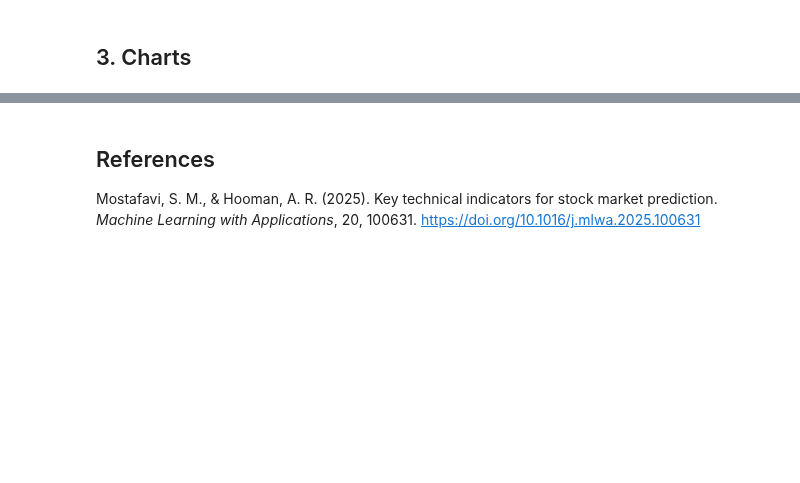
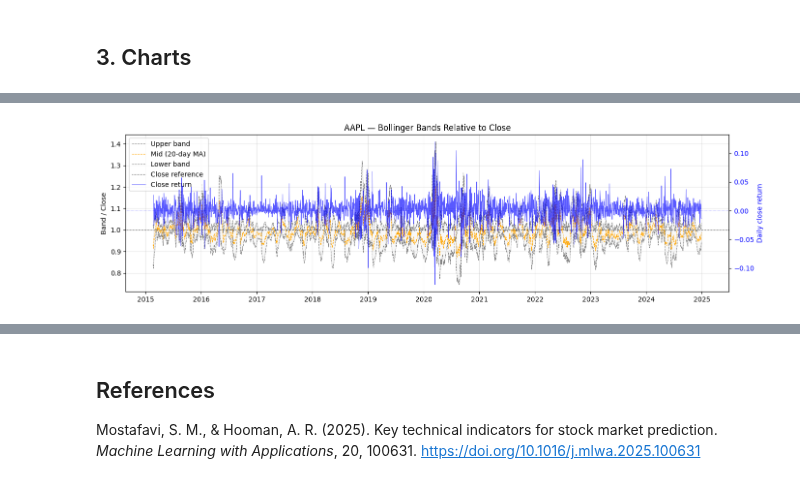
Before and after one commit to iamdavidjackson/financial-bot, a Jupyter notebook: backend/notebooks/01_explore_yfinance_data.ipynb, the cells around one changed output, grey strips where cells are left out. Saved outputs shown, nothing was run; the diff lists cells and outputs as text; code cells hidden in the pictures; blank space fills up the shorter version.

```diff
--- a/backend/notebooks/01_explore_yfinance_data.ipynb
+++ b/backend/notebooks/01_explore_yfinance_data.ipynb
@@ -310,0 +331,15 @@ plt.show()
+# %%
+close = features['Close']
+features['target_close'] = close
+
+for col in ['Open', 'High', 'Low', 'Close', 'Volume', 'hlc3', 'obv']:
+    features[f'{col}_return'] = features[col].pct_change()
+
+features['volume_ratio'] = features['Volume'] / features['Volume'].rolling(20).mean()
+features['obv_change_to_avg_volume'] = features['obv'].diff() / features['Volume'].rolling(20).mean()
+features['macd_to_close'] = features['macd'] / close
+features['macd_signal_to_close'] = features['macd_signal'] / close
+features['atr_to_close'] = features['atr'] / close
+features['bb_upper_to_close'] = features['bb_upper'] / close
+features['bb_mid_to_close'] = features['bb_mid'] / close
+features['bb_lower_to_close'] = features['bb_lower'] / close
@@ -310,0 +350,81 @@ plt.show()
+# %%
+# Plot Close price with Bollinger Bands
+fig, ax = plt.subplots()
+ax.plot(features.index, features['bb_upper_to_close'], label='Upper band', linestyle='--', linewidth=0.8, color='grey')
+ax.plot(features.index, features['bb_mid_to_close'],   label='Mid (20-day MA)', linestyle='--', linewidth=0.8, color='orange')
+ax.plot(features.index, features['bb_lower_to_close'], label='Lower band', linestyle='--', linewidth=0.8, color='grey')
+ax.fill_between(features.index, features['bb_upper_to_close'], features['bb_lower_to_close'], alpha=0.05, color='grey')
+ax.axhline(1, color='black', linestyle=':', linewidth=0.8, label='Close reference')
+ax.set_title(f'{TICKER} — Bollinger Bands Relative to Close')
+ax.set_ylabel('Band / Close')
+
+ax_close = ax.twinx()
+ax_close.plot(features.index, features['Close_return'], label='Close return', linewidth=0.8, alpha=0.65, color='blue')
+ax_close.axhline(0, color='blue', linestyle=':', linewidth=0.7, alpha=0.5)
+ax_close.set_ylabel('Daily close return', color='blue')
+ax_close.tick_params(axis='y', labelcolor='blue')
+ax_close.grid(False)
+
+price_lines, price_labels = ax.get_legend_handles_labels()
+close_lines, close_labels = ax_close.get_legend_handles_labels()
+ax.legend(price_lines + close_lines, price_labels + close_labels, loc='upper left')
+plt.tight_layout()
+plt.show()
+
+# Plot volume and rolling volume ratio
+fig, ax = plt.subplots()
+ax_ratio = ax.twinx()
+
+ax.plot(features.index, features['Volume'], label='Volume', linewidth=0.8, alpha=0.65, color='steelblue')
+ax.set_title(f'{TICKER} — Volume and 20-day Volume Ratio')
+ax.set_ylabel('Volume', color='steelblue')
+ax.tick_params(axis='y', labelcolor='steelblue')
+
+ax_ratio.plot(features.index, features['volume_ratio'], label='Volume ratio', linewidth=1.0, color='green')
+ax_ratio.axhline(1, color='black', linestyle=':', linewidth=0.8, label='20-day average')
+ax_ratio.set_ylabel('Volume / 20-day average', color='green')
+ax_ratio.tick_params(axis='y', labelcolor='green')
+ax_ratio.grid(False)
+
+volume_lines, volume_labels = ax.get_legend_handles_labels()
+ratio_lines, ratio_labels = ax_ratio.get_legend_handles_labels()
+ax.legend(volume_lines + ratio_lines, volume_labels + ratio_labels, loc='upper left')
+plt.tight_layout()
+plt.show()
+
+# Plot MACD and signal line
+fig, ax = plt.subplots()
+ax.plot(features.index, features['macd_to_close'],        label='MACD',         linewidth=1.2, color='blue')
+ax.plot(features.index, features['macd_signal_to_close'], label='Signal line',  linewidth=1.2, color='orange', linestyle='--')
+ax.axhline(0, linewidth=0.8, color='black', linestyle=':')
+ax.set_title(f'{TICKER} — MACD')
+ax.legend()
+plt.tight_layout()
+plt.show()
+
+# Plot ATR
+fig, ax = plt.subplots()
+ax.plot(features.index, features['atr_to_close'], linewidth=1.2, color='purple')
+ax.set_title(f'{TICKER} — ATR (14-day)')
+ax.set_ylabel('Price range ($)')
+plt.tight_layout()
+plt.show()
+
+# Plot OBV
+fig, ax = plt.subplots()
+ax.plot(features.index, features['obv_change_to_avg_volume'], linewidth=1.2, color='green')
+ax.set_title(f'{TICKER} — OBV (On-Balance Volume)')
+ax.set_ylabel('Cumulative volume')
+plt.tight_layout()
+plt.show()
+
+# Plot Close vs HLC3
+fig, ax = plt.subplots()
+ax.plot(features.index, features['Close_return'], label='Close',  linewidth=1.2, color='blue')
+ax.plot(features.index, features['hlc3_return'],  label='HLC3',   linewidth=1.2, linestyle='--', color='red')
+ax.set_title(f'{TICKER} — Close vs HLC3')
+ax.legend()
+plt.tight_layout()
+plt.show()
+# %% [output]
+[figure, added]
```
Also changed, not shown: parts of 25 cells of this notebook, 1 other file.
